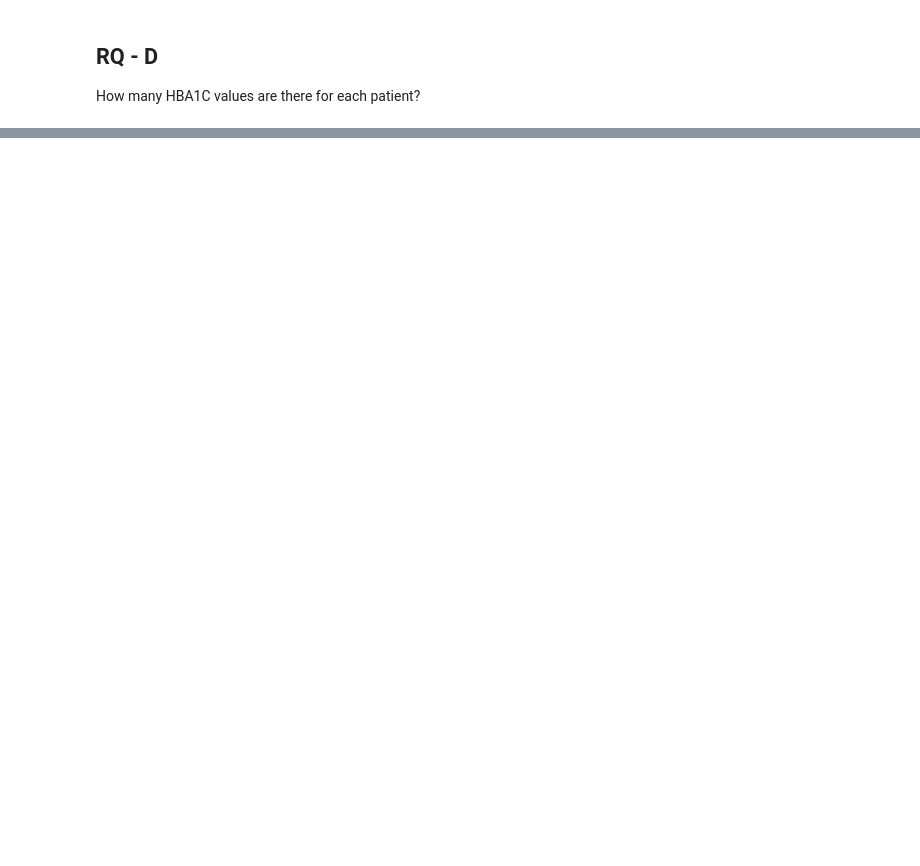
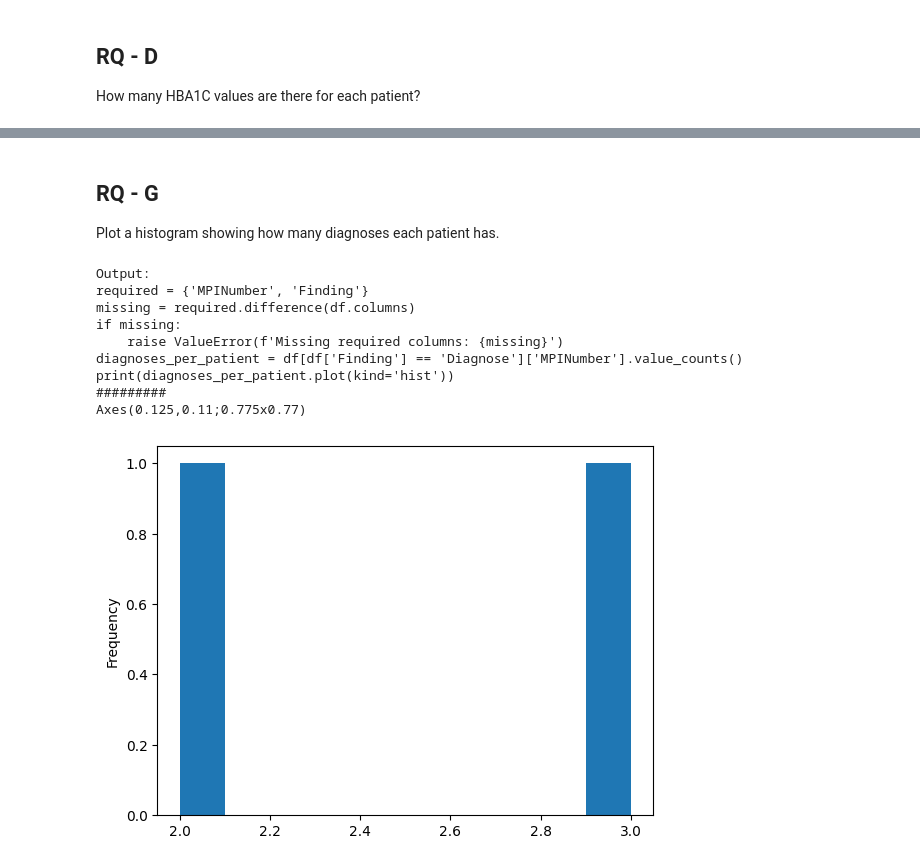
Before and after one commit to Josefinafr/LLMchatbot_MIE2024, a Jupyter notebook: vLLM_MIE.ipynb, the cells around one changed output, grey strips where cells are left out. Saved outputs shown, nothing was run; the diff lists cells and outputs as text; code cells hidden in the pictures; blank space fills up the shorter version.

```diff
--- a/vLLM_MIE.ipynb
+++ b/vLLM_MIE.ipynb
@@ -316,0 +274,14 @@ Name: Value, dtype: int64
+# %%
+
+query = "Count the number of unique patients diagnosed with H36 and with N18 separately."
+
+response_text = ask_llm(df, query)
+
+print("Output:")
+print(response_text)
+print("#########")
+
+try:
+    exec(response_text)
+except Exception as e:
+    print("Error while executing LLM-generated code:", e)
@@ -316,0 +304,14 @@ Name: Value, dtype: int64
+# %%
+
+query = "How many unique patients were diagnosed with both H36 and N18?"
+
+response_text = ask_llm(df, query)
+
+print("Output:")
+print(response_text)
+print("#########")
+
+try:
+    exec(response_text)
+except Exception as e:
+    print("Error while executing LLM-generated code:", e)
@@ -316,0 +328,28 @@ Name: Value, dtype: int64
+# %% [markdown]
+## RQ - G
+Plot a histogram showing how many diagnoses each patient has.
+# %%
+
+query = "Plot a histogram showing how many diagnoses each patient has."
+
+response_text = ask_llm(df, query)
+
+print("Output:")
+print(response_text)
+print("#########")
+
+try:
+    exec(response_text)
+except Exception as e:
+    print("Error while executing LLM-generated code:", e)
+# %% [output]
+Output:
+required = {'MPINumber', 'Finding'}
+missing = required.difference(df.columns)
+if missing:
+    raise ValueError(f'Missing required columns: {missing}')
+diagnoses_per_patient = df[df['Finding'] == 'Diagnose']['MPINumber'].value_counts()
+print(diagnoses_per_patient.plot(kind='hist'))
+#########
+Axes(0.125,0.11;0.775x0.77)
+[figure, added]
```
Also changed, not shown: parts of 12 cells of this notebook, 3 other files.
